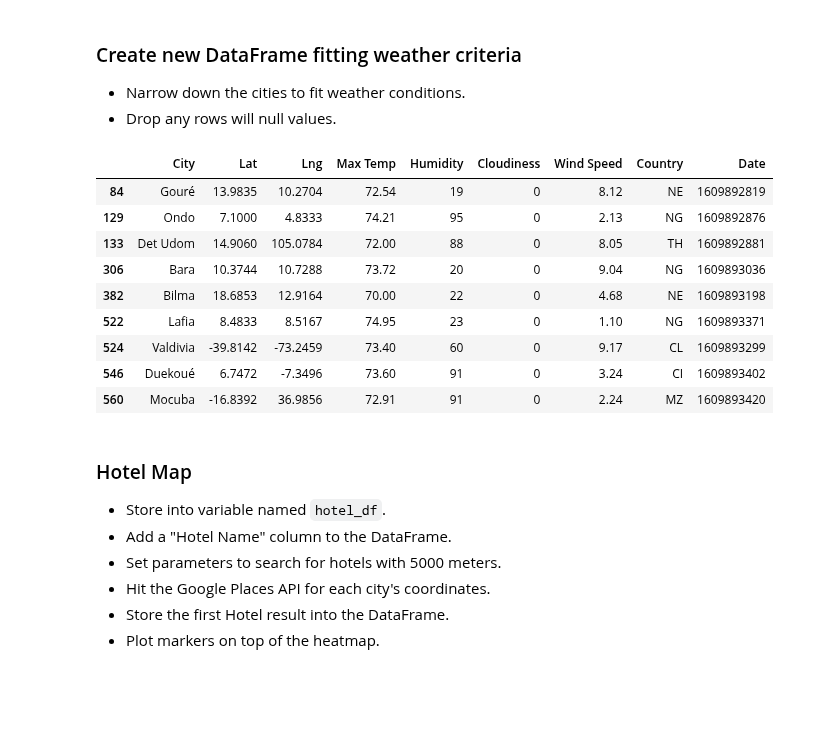
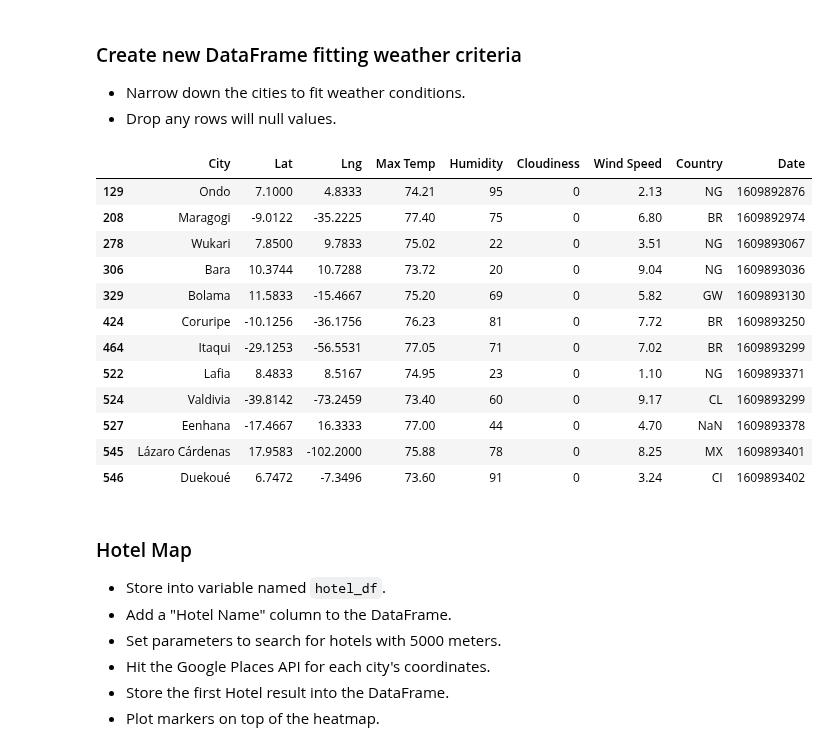
Before and after one commit to JRandle23/Python-API-Challenge, a Jupyter notebook: VacationPy/VacationPy.ipynb, the cells around one changed output. Drawn from its saved outputs; the diff is of its cells as text; code cells hidden in the pictures; blank space fills up the shorter version.

```diff
--- a/VacationPy/VacationPy.ipynb
+++ b/VacationPy/VacationPy.ipynb
@@ -63,21 +64,24 @@ fig
 * Drop any rows will null values.
 # %%
 #narrowing down cities based on max temp, wind speed and cloudiness conditions
-ideal_weather = city_weather.loc[(city_weather["Max Temp"] >= 70) & (city_weather["Max Temp"] <= 75)
-                                  & (city_weather["Wind Speed"] <10) & (city_weather["Cloudiness"] == 0)]
+ideal_weather = city_weather.loc[(city_weather["Max Temp"] >= 73) & (city_weather["Max Temp"] <= 80)
+                                  & (city_weather["Wind Speed"] < 10) & (city_weather["Cloudiness"] == 0)]
 ideal_weather.dropna()
 ideal_weather
 # %% [output]
 |  | City | Lat | Lng | Max Temp | Humidity | Cloudiness | Wind Speed | Country | Date |
-| 84 | Gouré | 13.9835 | 10.2704 | 72.54 | 19 | 0 | 8.12 | NE | 1609892819 |
 | 129 | Ondo | 7.1000 | 4.8333 | 74.21 | 95 | 0 | 2.13 | NG | 1609892876 |
-| 133 | Det Udom | 14.9060 | 105.0784 | 72.00 | 88 | 0 | 8.05 | TH | 1609892881 |
+| 208 | Maragogi | -9.0122 | -35.2225 | 77.40 | 75 | 0 | 6.80 | BR | 1609892974 |
+| 278 | Wukari | 7.8500 | 9.7833 | 75.02 | 22 | 0 | 3.51 | NG | 1609893067 |
 | 306 | Bara | 10.3744 | 10.7288 | 73.72 | 20 | 0 | 9.04 | NG | 1609893036 |
-| 382 | Bilma | 18.6853 | 12.9164 | 70.00 | 22 | 0 | 4.68 | NE | 1609893198 |
+| 329 | Bolama | 11.5833 | -15.4667 | 75.20 | 69 | 0 | 5.82 | GW | 1609893130 |
+| 424 | Coruripe | -10.1256 | -36.1756 | 76.23 | 81 | 0 | 7.72 | BR | 1609893250 |
+| 464 | Itaqui | -29.1253 | -56.5531 | 77.05 | 71 | 0 | 7.02 | BR | 1609893299 |
 | 522 | Lafia | 8.4833 | 8.5167 | 74.95 | 23 | 0 | 1.10 | NG | 1609893371 |
 | 524 | Valdivia | -39.8142 | -73.2459 | 73.40 | 60 | 0 | 9.17 | CL | 1609893299 |
+| 527 | Eenhana | -17.4667 | 16.3333 | 77.00 | 44 | 0 | 4.70 | NaN | 1609893378 |
+| 545 | Lázaro Cárdenas | 17.9583 | -102.2000 | 75.88 | 78 | 0 | 8.25 | MX | 1609893401 |
 | 546 | Duekoué | 6.7472 | -7.3496 | 73.60 | 91 | 0 | 3.24 | CI | 1609893402 |
-| 560 | Mocuba | -16.8392 | 36.9856 | 72.91 | 91 | 0 | 2.24 | MZ | 1609893420 |
 # %% [markdown]
 ### Hotel Map
 * Store into variable named `hotel_df`.
```
Also changed, not shown: parts of 5 cells of this notebook.
